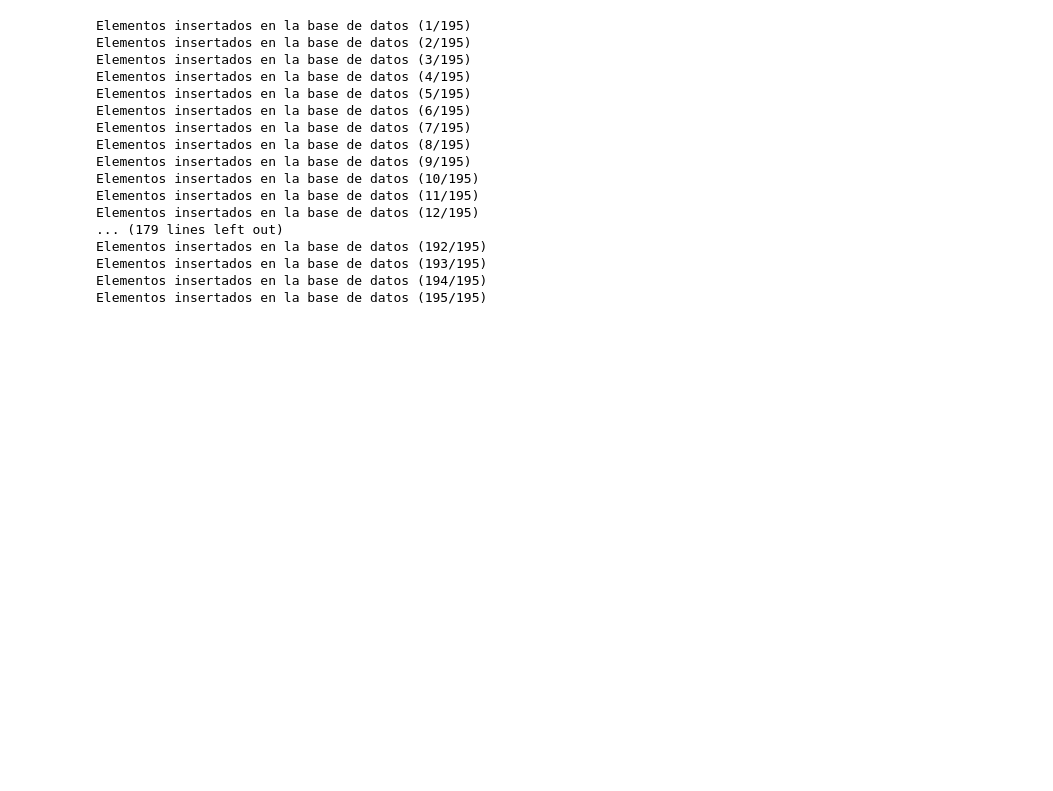
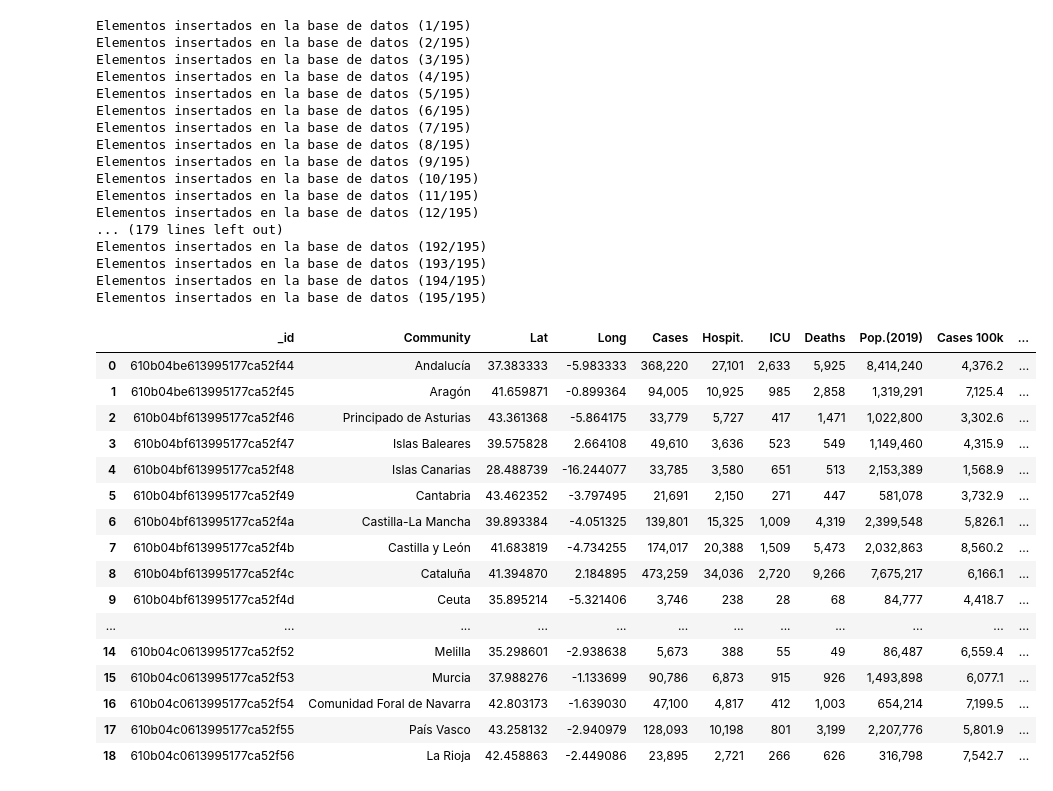
Before and after one commit to Alvaro-Lucas/mid_bootcamp_project, a Jupyter notebook: src/LimpiezaDatos.ipynb, the cells around one changed output. Saved outputs shown, nothing was run; the diff lists cells and outputs as text; code cells hidden in the pictures; blank space fills up the shorter version.

```diff
--- a/src/LimpiezaDatos.ipynb
+++ b/src/LimpiezaDatos.ipynb
@@ -371,3 +396,27 @@ Elementos insertados en la base de datos (192/195)
 Elementos insertados en la base de datos (193/195)
 Elementos insertados en la base de datos (194/195)
 Elementos insertados en la base de datos (195/195)
+# %%
+client = MongoClient(url)
+cov = client.get_database("mid_project")["comunidades_autonomas"]
+ac = list(cov.find({}))
+data = pd.DataFrame(data=ac)
+data
+# %% [output]
+|  | _id | Community | Lat | Long | Cases | Hospit. | ICU | Deaths | Pop.(2019) | Cases 100k | ... |
+| 0 | 610b04be613995177ca52f44 | Andalucía | 37.383333 | -5.983333 | 368,220 | 27,101 | 2,633 | 5,925 | 8,414,240 | 4,376.2 | ... |
+| 1 | 610b04be613995177ca52f45 | Aragón | 41.659871 | -0.899364 | 94,005 | 10,925 | 985 | 2,858 | 1,319,291 | 7,125.4 | ... |
+| 2 | 610b04bf613995177ca52f46 | Principado de Asturias | 43.361368 | -5.864175 | 33,779 | 5,727 | 417 | 1,471 | 1,022,800 | 3,302.6 | ... |
+| 3 | 610b04bf613995177ca52f47 | Islas Baleares | 39.575828 | 2.664108 | 49,610 | 3,636 | 523 | 549 | 1,149,460 | 4,315.9 | ... |
+| 4 | 610b04bf613995177ca52f48 | Islas Canarias | 28.488739 | -16.244077 | 33,785 | 3,580 | 651 | 513 | 2,153,389 | 1,568.9 | ... |
+| 5 | 610b04bf613995177ca52f49 | Cantabria | 43.462352 | -3.797495 | 21,691 | 2,150 | 271 | 447 | 581,078 | 3,732.9 | ... |
+| 6 | 610b04bf613995177ca52f4a | Castilla-La Mancha | 39.893384 | -4.051325 | 139,801 | 15,325 | 1,009 | 4,319 | 2,399,548 | 5,826.1 | ... |
+| 7 | 610b04bf613995177ca52f4b | Castilla y León | 41.683819 | -4.734255 | 174,017 | 20,388 | 1,509 | 5,473 | 2,032,863 | 8,560.2 | ... |
+| 8 | 610b04bf613995177ca52f4c | Cataluña | 41.394870 | 2.184895 | 473,259 | 34,036 | 2,720 | 9,266 | 7,675,217 | 6,166.1 | ... |
+| 9 | 610b04bf613995177ca52f4d | Ceuta | 35.895214 | -5.321406 | 3,746 | 238 | 28 | 68 | 84,777 | 4,418.7 | ... |
+| ... | ... | ... | ... | ... | ... | ... | ... | ... | ... | ... | ... |
+| 14 | 610b04c0613995177ca52f52 | Melilla | 35.298601 | -2.938638 | 5,673 | 388 | 55 | 49 | 86,487 | 6,559.4 | ... |
+| 15 | 610b04c0613995177ca52f53 | Murcia | 37.988276 | -1.133699 | 90,786 | 6,873 | 915 | 926 | 1,493,898 | 6,077.1 | ... |
+| 16 | 610b04c0613995177ca52f54 | Comunidad Foral de Navarra | 42.803173 | -1.639030 | 47,100 | 4,817 | 412 | 1,003 | 654,214 | 7,199.5 | ... |
+| 17 | 610b04c0613995177ca52f55 | País Vasco | 43.258132 | -2.940979 | 128,093 | 10,198 | 801 | 3,199 | 2,207,776 | 5,801.9 | ... |
+| 18 | 610b04c0613995177ca52f56 | La Rioja | 42.458863 | -2.449086 | 23,895 | 2,721 | 266 | 626 | 316,798 | 7,542.7 | ... |
```
Also changed, not shown: parts of 5 cells of this notebook, 2 other files.
